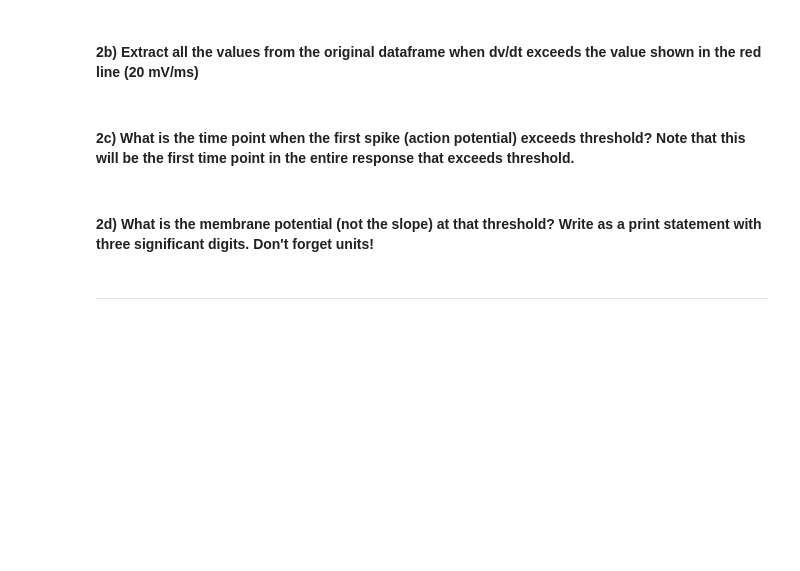
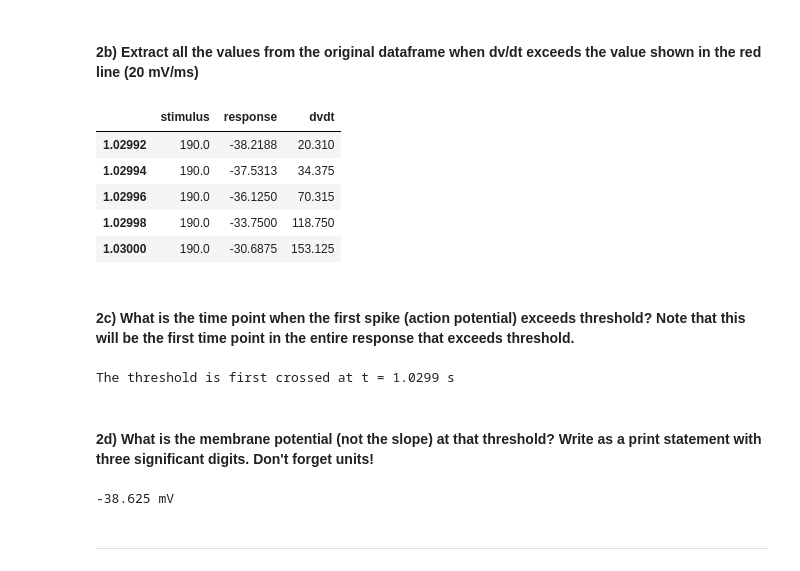
Before and after one commit to CalebRHaynes/NeuroClass_S-19, a Jupyter notebook: Copy_of_neurons_exercises.ipynb, the cells around one changed output. Drawn from its saved outputs; the diff is of its cells as text; code cells hidden in the pictures; blank space fills up the shorter version.

```diff
--- a/Copy_of_neurons_exercises.ipynb
+++ b/Copy_of_neurons_exercises.ipynb
@@ -178,30 +205,41 @@ plt.plot([0,2],[20,20],'--r');
 # %%
 # You can add a column to any dataframe by just assigning to it with the equals sign.
 # This will give you a new column containing the first derivative that we computed above.
-df[...] = ...
+df["dvdt"] = dvdt
 
 # Do you remember how we create a selector (with the double equals sign)?
 # You don't have use ==, as you can use >, <, >=, <= or any other comparison operation you can think of.
-is_slope_greater_than_threshold = (... > ...)
+is_slope_greater_than_threshold = (df["dvdt"] > 20)
 
 # Now do the extraction:
-places_where_slope_is_greater_than_threshold = ...
+places_where_slope_is_greater_than_threshold = df[is_slope_greater_than_threshold]
 
 # Show the first rew rows
 places_where_slope_is_greater_than_threshold.head()
+# %% [output]
+|  | stimulus | response | dvdt |
+| 1.02992 | 190.0 | -38.2188 | 20.310 |
+| 1.02994 | 190.0 | -37.5313 | 34.375 |
+| 1.02996 | 190.0 | -36.1250 | 70.315 |
+| 1.02998 | 190.0 | -33.7500 | 118.750 |
+| 1.03000 | 190.0 | -30.6875 | 153.125 |
 # %% [markdown]
 #### 2c) What is the time point when the first spike (action potential) exceeds threshold?  Note that this will be the first time point in the entire response that exceeds threshold.
 # %%
 # You can access values from the index of a data frame with .index,
 # and then access entries from that index numerically (e.g. [7] for the 7th value)
-t = ...
+t = places_where_slope_is_greater_than_threshold.index[0]
 print("The threshold is first crossed at t = %.5g s" % t)
+# %% [output]
+The threshold is first crossed at t = 1.0299 s
 # %% [markdown]
 #### 2d) What is the membrane potential (not the slope) at that threshold?  Write as a print statement with three significant digits.  Don't forget units!
 # %%
 # You can access value in a column by their index, with .loc[]
-v_at_threshold = ...
-print(...)
+v_at_threshold = df.loc[1.0299]['response']
+print(v_at_threshold, 'mV')
+# %% [output]
+-38.625 mV
 # %% [markdown]
 <hr>
 # %% [markdown]
```
Also changed, not shown: parts of 18 cells of this notebook.
